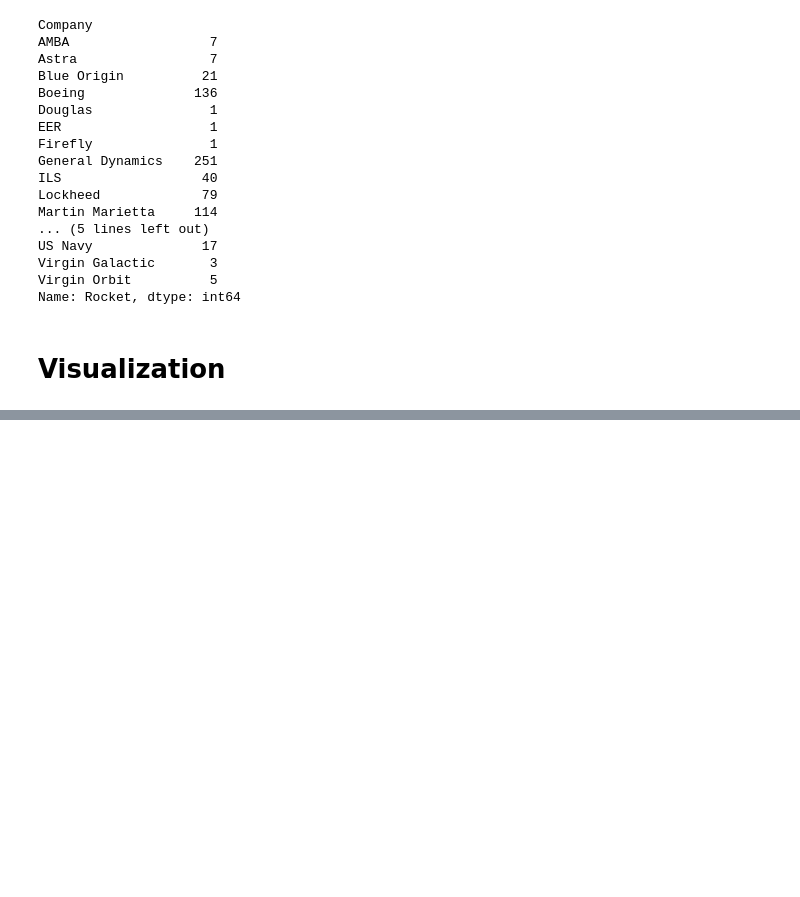
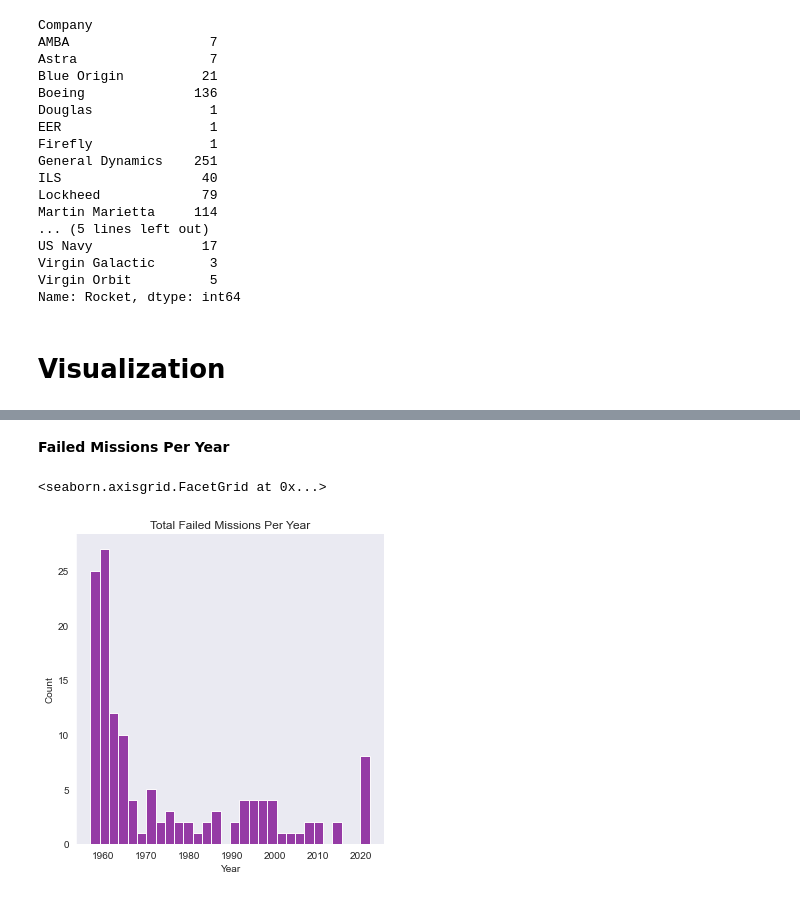
Before and after one commit to t-nicole13/US_Space_Missions, a Jupyter notebook: US_Space_Missions.ipynb, the cells around one changed output, grey strips where cells are left out. Drawn from its saved outputs; the diff is of its cells as text; code cells hidden in the pictures; blank space fills up the shorter version.

```diff
--- a/US_Space_Missions.ipynb
+++ b/US_Space_Missions.ipynb
@@ -584,0 +550,12 @@ sb.displot(usa_space_missions_dropped[usa_space_missions_dropped['MissionStatus'
+# %% [markdown]
+**Failed Missions Per Year**
+# %%
+sb.displot(
+    usa_space_missions_dropped[usa_space_missions_dropped['MissionStatus'] == 'Failure'],
+    x = 'Year',
+    bins = 30,
+    color = '#79018C'
+).set(title = 'Total Failed Missions Per Year')
+# %% [output]
+<seaborn.axisgrid.FacetGrid at 0x...>
+[figure, added]
```
Also changed, not shown: parts of 34 cells of this notebook.
